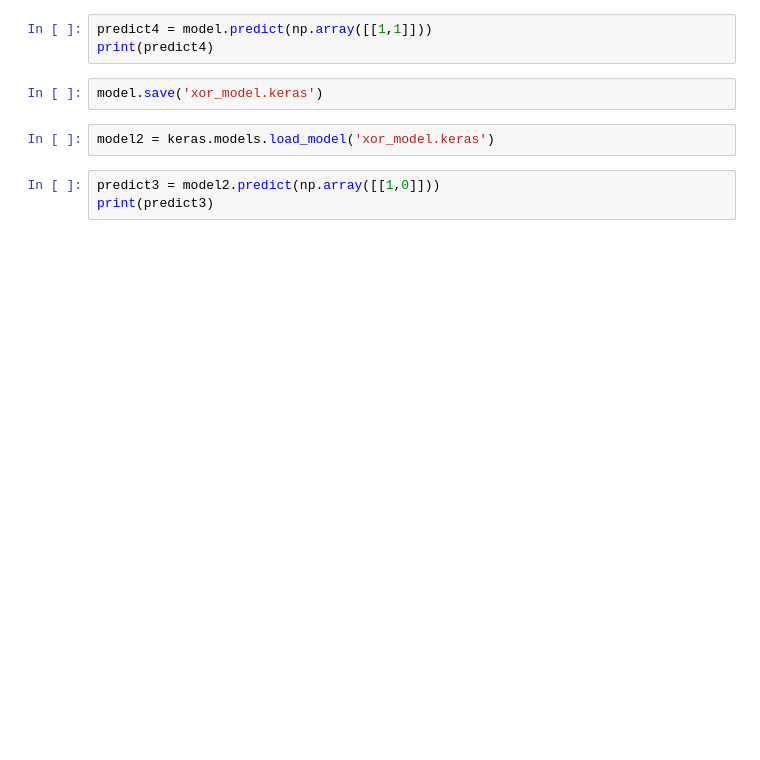
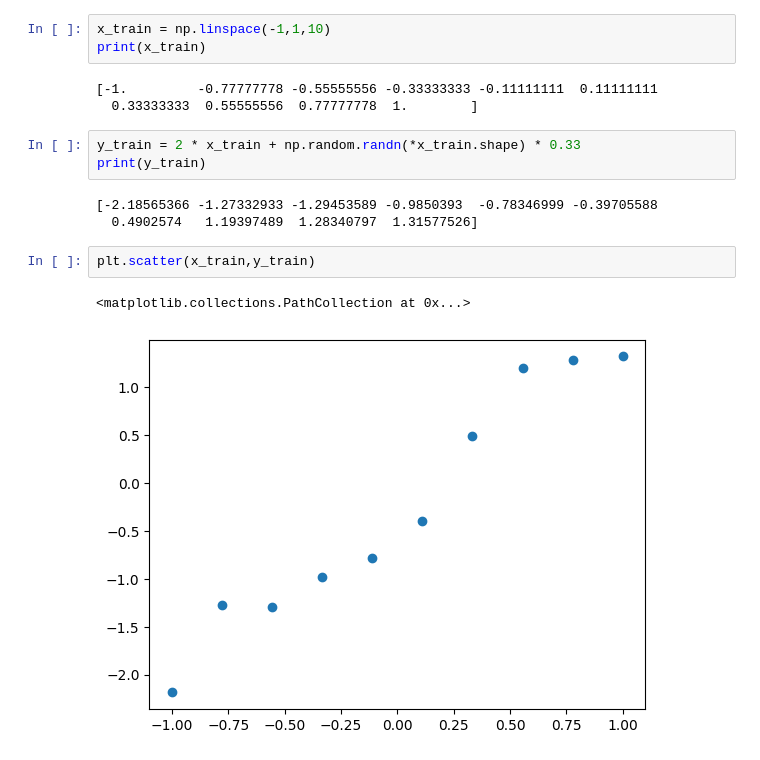
Before and after one commit to BrokenEngineerDev/OKKT_NN, a Jupyter notebook: lab03/lab03.ipynb, the cells around one changed output. Saved outputs shown, nothing was run; the diff lists cells and outputs as text; blank space fills up the shorter version.

```diff
--- a/lab03/lab03.ipynb
+++ b/lab03/lab03.ipynb
@@ -51,10 +6,17 @@ print(predict3)
 # %%
-predict4 = model.predict(np.array([[1,1]]))
-print(predict4)
+x_train = np.linspace(-1,1,10)
+print(x_train)
+# %% [output]
+[-1.         -0.77777778 -0.55555556 -0.33333333 -0.11111111  0.11111111
+  0.33333333  0.55555556  0.77777778  1.        ]
-# %%
-model.save('xor_model.keras')
-# %%
-model2 = keras.models.load_model('xor_model.keras')
-# %%
-predict3 = model2.predict(np.array([[1,0]]))
-print(predict3)
+# %%
+y_train = 2 * x_train + np.random.randn(*x_train.shape) * 0.33
+print(y_train)
+# %% [output]
+[-2.18565366 -1.27332933 -1.29453589 -0.9850393  -0.78346999 -0.39705588
+  0.4902574   1.19397489  1.28340797  1.31577526]
+# %%
+plt.scatter(x_train,y_train)
+# %% [output]
+<matplotlib.collections.PathCollection at 0x...>
+[figure, added]
```
Also changed, not shown: parts of 17 cells of this notebook, 3 other files.
